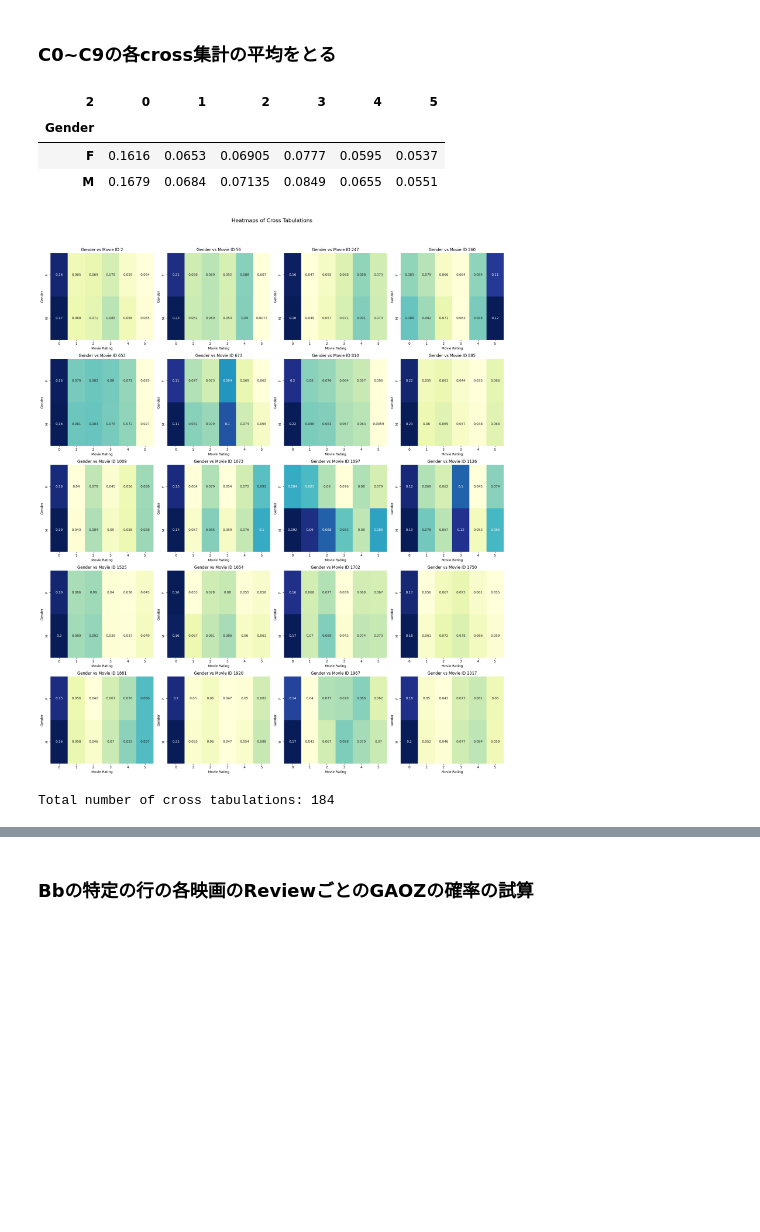
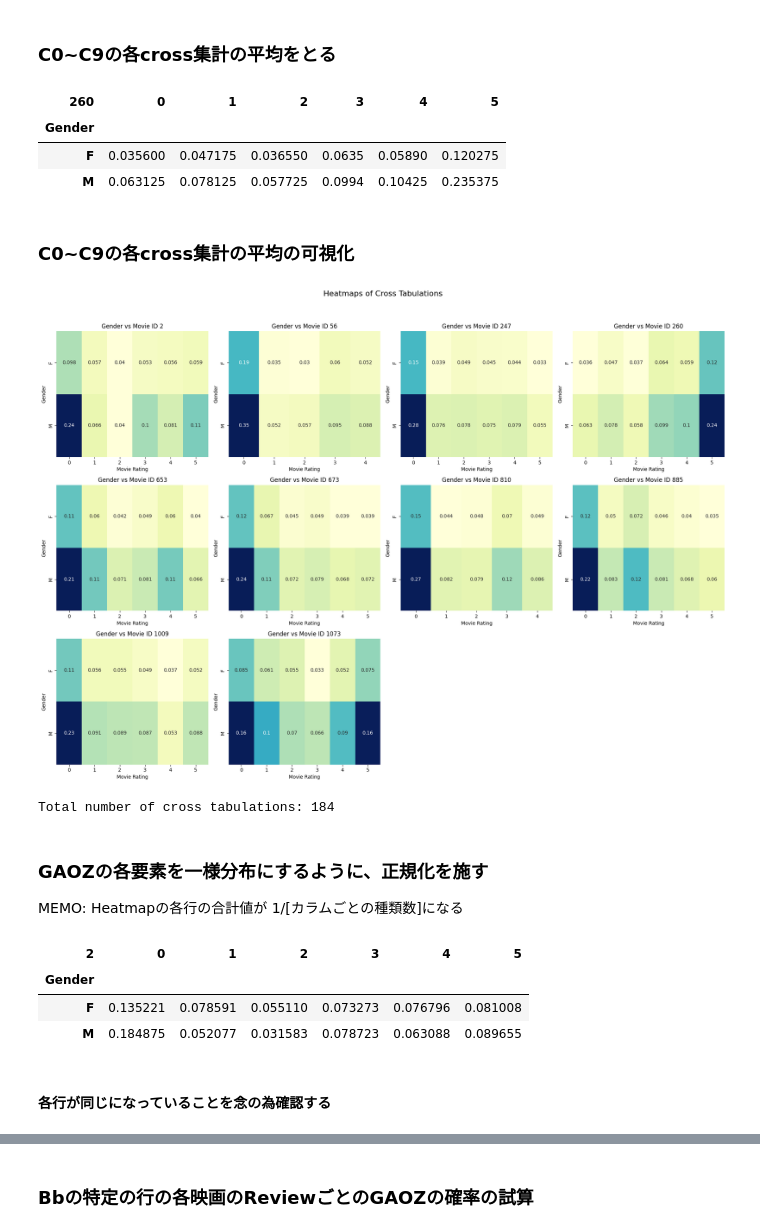
Before and after one commit to dorakemon/pws2024_attack, a Jupyter notebook: sandbox/mae_attack_neo.ipynb, the cells around one changed output, grey strips where cells are left out. Saved outputs shown, nothing was run; the diff lists cells and outputs as text; code cells hidden in the pictures; blank space fills up the shorter version.

Commit message:
feat: update mae attack neo

```diff
--- a/sandbox/mae_attack_neo.ipynb
+++ b/sandbox/mae_attack_neo.ipynb
@@ -4,7 +4,10 @@ import numpy as np
 import warnings
 warnings.simplefilter(action='ignore', category=FutureWarning)
 # %%
-ATTACK_TARGET = "01"
+ATTACK_TARGET = "02"
+MAIN = False # True: メインの攻撃, False: 予備選の攻撃
+
+DIR = "../data" if MAIN else "../predata/anonymization_data"
 
 """
 01	宮地研.exe
@@ -77,7 +80,7 @@ from os import listdir
 #c0~c9に対するdfのリスト
 c_data_list = []
 
-files = listdir("../data")
+files = listdir(DIR)
 
 for i in range(10):
     file = None
@@ -88,7 +91,7 @@ for i in range(10):
     if file is None:
         print(f)
         raise("File not found")
-    c_data = pd.read_csv(f"../data/C{ATTACK_TARGET}_{i}.csv")
+    c_data = pd.read_csv(f"{DIR}/C{ATTACK_TARGET}_{i}.csv")
     c_data_list.append(c_data)
 
 c_data_list[0]
@@ -157,12 +160,14 @@ for gaoz_header, movie_id in cross_tab_pairs:
     cross_tab = pd.crosstab(combined_data[gaoz_header], combined_data[movie_id], normalize='all')
     cross_tabs[(gaoz_header, movie_id)] = cross_tab
 
-cross_tabs[cross_tab_pairs[0]]
+cross_tabs[cross_tab_pairs[3]]
 # %% [output]
-| 2 | 0 | 1 | 2 | 3 | 4 | 5 |
+| 260 | 0 | 1 | 2 | 3 | 4 | 5 |
 | Gender |  |  |  |  |  |  |
-| F | 0.1616 | 0.0653 | 0.06905 | 0.0777 | 0.0595 | 0.0537 |
-| M | 0.1679 | 0.0684 | 0.07135 | 0.0849 | 0.0655 | 0.0551 |
+| F | 0.035600 | 0.047175 | 0.036550 | 0.0635 | 0.05890 | 0.120275 |
+| M | 0.063125 | 0.078125 | 0.057725 | 0.0994 | 0.10425 | 0.235375 |
+# %% [markdown]
+### C0~C9の各cross集計の平均の可視化
 # %%
 import pandas as pd
 import numpy as np
@@ -170,33 +175,58 @@ import matplotlib.pyplot as plt
 import seaborn as sns
 
 def plot_heatmaps(cross_tabs, num_plots=12):
     num_rows = (num_plots + 3) // 4  # 4列で表示するために必要な行数を計算
     fig, axes = plt.subplots(num_rows, 4, figsize=(20, 5 * num_rows))
     fig.suptitle("Heatmaps of Cross Tabulations", fontsize=16)
 
     for i, ((gaoz_header, movie_id), cross_tab) in enumerate(list(cross_tabs.items())[:num_plots]):
         row = i // 4
         col = i % 4
         ax = axes[row, col]
         sns.heatmap(cross_tab, annot=True, cmap='YlGnBu', ax=ax, cbar=False)
         ax.set_title(f"{gaoz_header} vs Movie ID {movie_id}")
         ax.set_ylabel(gaoz_header)
         ax.set_xlabel("Movie Rating")
 
     # 使用していない subplot を削除
     for i in range(num_plots, num_rows * 4):
         row = i // 4
         col = i % 4
         fig.delaxes(axes[row, col])
 
     plt.tight_layout(rect=[0, 0.03, 1, 0.95])  # suptitle のためのスペースを確保
     plt.show()
 
 # 最初の20個のクロス集計表とそのヒートマップを表示
-plot_heatmaps(cross_tabs, num_plots=20)
+plot_heatmaps(cross_tabs, num_plots=10)
 
 # クロス集計表の数を表示
 print(f"Total number of cross tabulations: {len(cross_tabs)}")
 # %% [output]
-[figure, old version]
+[figure, new version]
 Total number of cross tabulations: 184
+# %% [markdown]
+### GAOZの各要素を一様分布にするように、正規化を施す
+
+MEMO: Heatmapの各行の合計値が 1/[カラムごとの種類数]になる
+# %%
+def normalize_gaoz_categories(cross_tab):
+    # 各カテゴリの重みを計算（全て等しくなるように）
+    category_weight = 1 / len(cross_tab)
+    # 各行を正規化し、カテゴリの重みを適用
+    normalized = cross_tab.div(cross_tab.sum(axis=1), axis=0) * category_weight
+    return normalized
+
+# 全てのクロス集計表に対して新しい正規化を適用
+normalized_cross_tabs = {}
+for key, cross_tab in cross_tabs.items():
+    normalized_cross_tabs[key] = normalize_gaoz_categories(cross_tab)
+
+normalize_gaoz_categories(cross_tabs[cross_tab_pairs[0]])
+# %% [output]
+| 2 | 0 | 1 | 2 | 3 | 4 | 5 |
+| Gender |  |  |  |  |  |  |
+| F | 0.135221 | 0.078591 | 0.055110 | 0.073273 | 0.076796 | 0.081008 |
+| M | 0.184875 | 0.052077 | 0.031583 | 0.078723 | 0.063088 | 0.089655 |
+# %% [markdown]
+#### 各行が同じになっていることを念の為確認する
```
Also changed, not shown: parts of 21 cells of this notebook.
